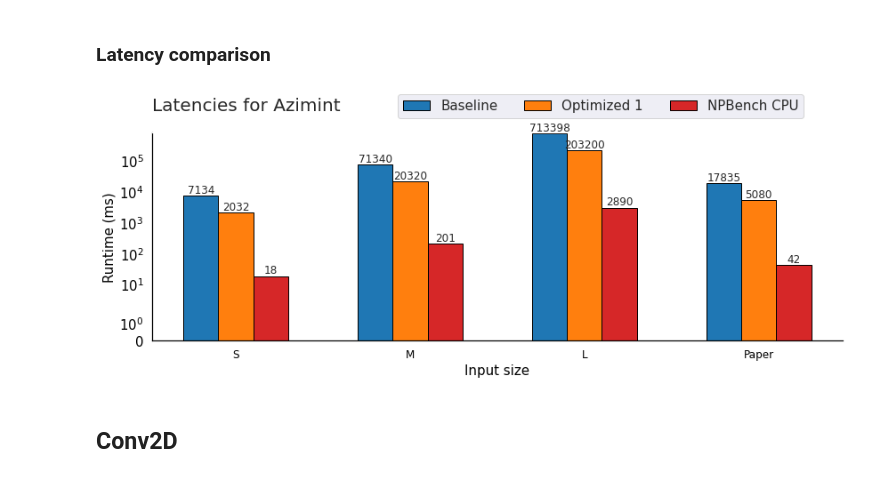
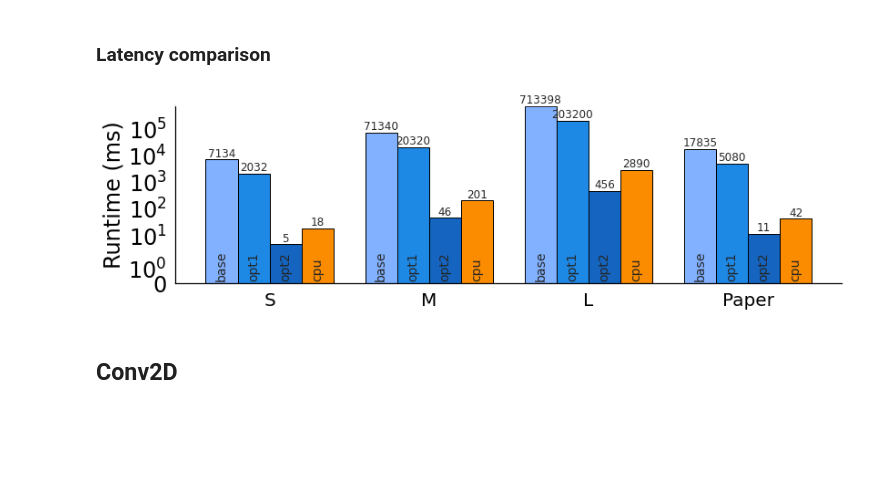
Before and after one commit to fabianlandwehr1/DPHPC-Project, a Jupyter notebook: graphs/DPHPC Graphs.ipynb, the cells around one changed output. Drawn from its saved outputs; the diff is of its cells as text; code cells hidden in the pictures; blank space fills up the shorter version.

Commit message:
Update graphs

```diff
--- a/graphs/DPHPC Graphs.ipynb
+++ b/graphs/DPHPC Graphs.ipynb
@@ -9,23 +9,23 @@ sns.set()
 # Configure matplotlib
 
 %matplotlib inline
-color_baseline = '#1F77B4' #baseline
+color_npbench_CPU = '#FB8C00' #baseline
 hatch_baseline = '\\'
-color_optimized1 = '#FF7F0E' #optimized 1
+color_optimized2 = '#1565C0' #optimized 1
 hatch_optimized1 = '.'
-color_optimized2 = '#2CA02C' #optimized 2
+color_baseline = '#82B1FF' #optimized 2
 hatch_optimized2 = '*'
-color_npbench_CPU = '#D62728' #NPBench_CPU
+color_optimized1 = '#1E88E5' #NPBench_CPU
 hatch_npbench_CPU = '-'
-color_npbench_GPU = '#9467BD' #NPBench_GPU
+color_npbench_GPU = '#F4511E' #NPBench_GPU
 hatch_npbench_GPU = 'o'
 
 # tick_spacing = 50
 
-GRAPH_VALUE_MARKING = 12
-SMALL_SIZE = 12
-MEDIUM_SIZE = 15
-BIGGER_SIZE = 20
+GRAPH_VALUE_MARKING = 20
+SMALL_SIZE = 20
+MEDIUM_SIZE = 24
+BIGGER_SIZE = 28
 
 # plt.rc('font', family='Times New Roman')
 plt.rc('font', serif='Helvetica Neue')
@@ -34,7 +34,7 @@ plt.rc('axes', titlesize=MEDIUM_SIZE)     # fontsize of the axes title
 plt.rc('axes', labelsize=MEDIUM_SIZE)    # fontsize of the x and y labels
 plt.rc('xtick', labelsize=SMALL_SIZE)    # fontsize of the tick labels
 plt.rc('ytick', labelsize=MEDIUM_SIZE)    # fontsize of the tick labels
-plt.rc('legend', fontsize=MEDIUM_SIZE)   # legend fontsize
+plt.rc('legend', fontsize=16)   # legend fontsize
 plt.rc('axes', titlesize=BIGGER_SIZE)    # fontsize of the figure title
 
 annotation_offset = 0
@@ -111,63 +111,82 @@ input_size_xaxis_ticks = np.array(range(0, len(input_size)))
 
 baseline =    np.array([7134,71340,713398,17835])
 optimized_1 = np.array([2032,20320,203200,5080])
+optimized_2 = np.array([4.563,45.626,456,11.407])
 npbench_cpu = np.array([18,201,2890,42])
 
+# baseline = np.true_divide(baseline, 1000.0)
+# optimized_1 = np.true_divide(optimized_1, 1000.0)
+# npbench_cpu = np.true_divide(npbench_cpu, 1000.0)
 ## PLOT ####################################################################################
-fig = plt.figure(figsize=(12, 5))
+fig = plt.figure(figsize=(12, 4))
 ax1 = fig.add_subplot(111)
 ax1.set_facecolor('None')
 
 bar_width = 0.2
 
-rects3 = ax1.bar(input_size_xaxis_ticks - bar_width, baseline, width= bar_width, color=color_baseline,
-       label="Baseline", edgecolor = 'black')
+rects3 = ax1.bar(input_size_xaxis_ticks - 1.5*bar_width, baseline, width= bar_width, color=color_baseline,
+       label="base", edgecolor = 'black')
 
-rects2 = ax1.bar(input_size_xaxis_ticks, optimized_1, width= bar_width, color=color_optimized1,
-       label="Optimized 1", edgecolor = 'black')
+rects2 = ax1.bar(input_size_xaxis_ticks -0.5*bar_width, optimized_1, width= bar_width, color=color_optimized1,
+       label="opt1", edgecolor = 'black')
 
-rects1 = ax1.bar(input_size_xaxis_ticks + bar_width, npbench_cpu, width= bar_width, color=color_npbench_CPU,
-       label="NPBench CPU", edgecolor = 'black')
+rects1 = ax1.bar(input_size_xaxis_ticks + 1.5*bar_width, npbench_cpu, width= bar_width, color=color_npbench_CPU,
+       label="CPU", edgecolor = 'black')
 
-def autolabel(rects):
+rects4 = ax1.bar(input_size_xaxis_ticks + 0.5*bar_width, optimized_2, width= bar_width, color=color_optimized2,
+       label="opt2", edgecolor = 'black')
+
+## PLOT settings #########################################################################
+
+def autolabel(rects, bar_label):
     """
     Attach a text label above each bar displaying its height
     """
     for rect in rects:
         height = rect.get_height()
+        # if height < 0.099:
+        #     printer = '%.0fms' % (height*1000)
+        # else:
+        #
+        printer = '%.0f' % height
         ax1.text(rect.get_x() + rect.get_width()/2., 1.02*height,
-                '%.0f' % height, fontsize=12,
+                printer, fontsize=12,
                 ha='center', va='bottom')
 
-autolabel(rects1)
-autolabel(rects2)
-autolabel(rects3)
+        height = 0.2
+        ax1.text(rect.get_x() + rect.get_width()/2., height,
+                bar_label, fontsize=14, rotation = 90,
+                ha='center', va='bottom')
+autolabel(rects1, "cpu")
+autolabel(rects2, "opt1")
+autolabel(rects3, "base")
+autolabel(rects4, 'opt2')
 
-## PLOT settings #########################################################################
-
-ax1.set_title('Runtime for {}'.format(kernel_name), loc='left', pad = 25)
-ax1.set_xlabel('Input size', color='black')
+# ax1.set_title('Runtime for {}'.format(kernel_name), loc='left', pad = 25)
+# ax1.set_xlabel('Input size', color='black')
 ax1.set_ylabel('Runtime (ms)', color='black')
 ax1.set_xticks(input_size_xaxis_ticks)
 ax1.set_xticklabels(input_size)
 ax1.tick_params(axis='x', labelcolor='black')
 ax1.tick_params(axis='y', labelcolor='black')
 ax1.spines['bottom'].set_color('black')
 ax1.spines['left'].set_color('black')
 ax.tick_params(axis='x', colors='black')
 ax.xaxis.label.set_color('black')
 ax.yaxis.label.set_color('black')
 ax.yaxis.set_label_coords(0.25, .99999)
 ax1.set_yscale('symlog')
 ax.grid(False)
+# plt.legend(ncol = 2, bbox_to_anchor=(0.49, 1.22), frameon=False)
+plt.tight_layout() #Cuts waste white space
 
-plt.legend(ncol = 3, loc='upper center', bbox_to_anchor=(0.65, 1.22))
-plt.tight_layout() #Cuts waste white space
-plt.savefig('./{}_latency.png'.format(kernel_name),
+## PLOT settings #########################################################################
+
+plt.savefig('./{}_latency.pdf'.format(kernel_name),
             facecolor=fig.get_facecolor(),bbox_inches="tight", edgecolor='None',dpi=500)
 plt.show()
 # %% [output]
-[figure, old version]
+[figure, new version]
 # %% [markdown]
 ## Conv2D
 # %% [markdown]
```
Also changed, not shown: parts of 9 cells of this notebook, 16 other files.
